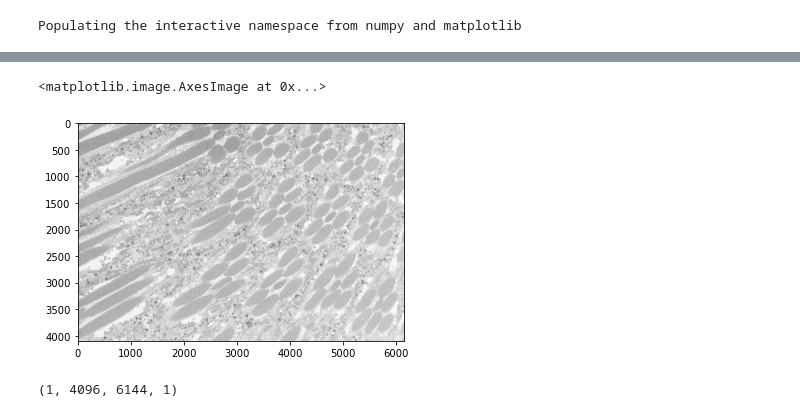
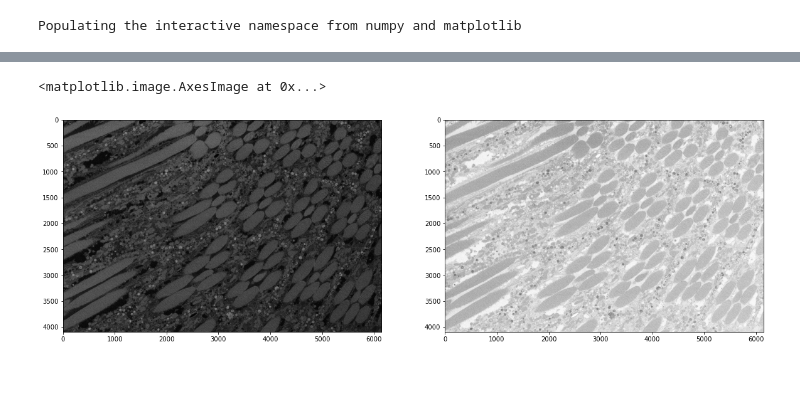
Before and after one commit to jainkhere/neuro, a Jupyter notebook: _EXPERIMENTS/Unet4.ipynb, the cells around one changed output, grey strips where cells are left out. Saved outputs shown, nothing was run; the diff lists cells and outputs as text; code cells hidden in the pictures; blank space fills up the shorter version.

```diff
--- a/_EXPERIMENTS/Unet4.ipynb
+++ b/_EXPERIMENTS/Unet4.ipynb
@@ -65,5 +42,0 @@ imshow(img, cmap='gray')
-# %%
-imshow(img_inverted, cmap='gray')
-# %% [output]
-<matplotlib.image.AxesImage at 0x...>
-[figure, removed]
@@ -75,0 +43,7 @@ img_inverted_normalized /= 255
+# %%
+f, images_subplot = plt.subplots(1,2, figsize=(20, 20))
+images_subplot[0].imshow(img, cmap='gray')
+images_subplot[1].imshow(img_inverted, cmap='gray')
+# %% [output]
+<matplotlib.image.AxesImage at 0x...>
+[figure, added]
@@ -78,4 +57,0 @@ img_copy = np.zeros((1, img.shape[0], img.shape[1], 1))
-# %%
-img_copy.shape
-# %% [output]
-(1, 4096, 6144, 1)
```
Also changed, not shown: parts of 30 cells of this notebook, 6 other files.
